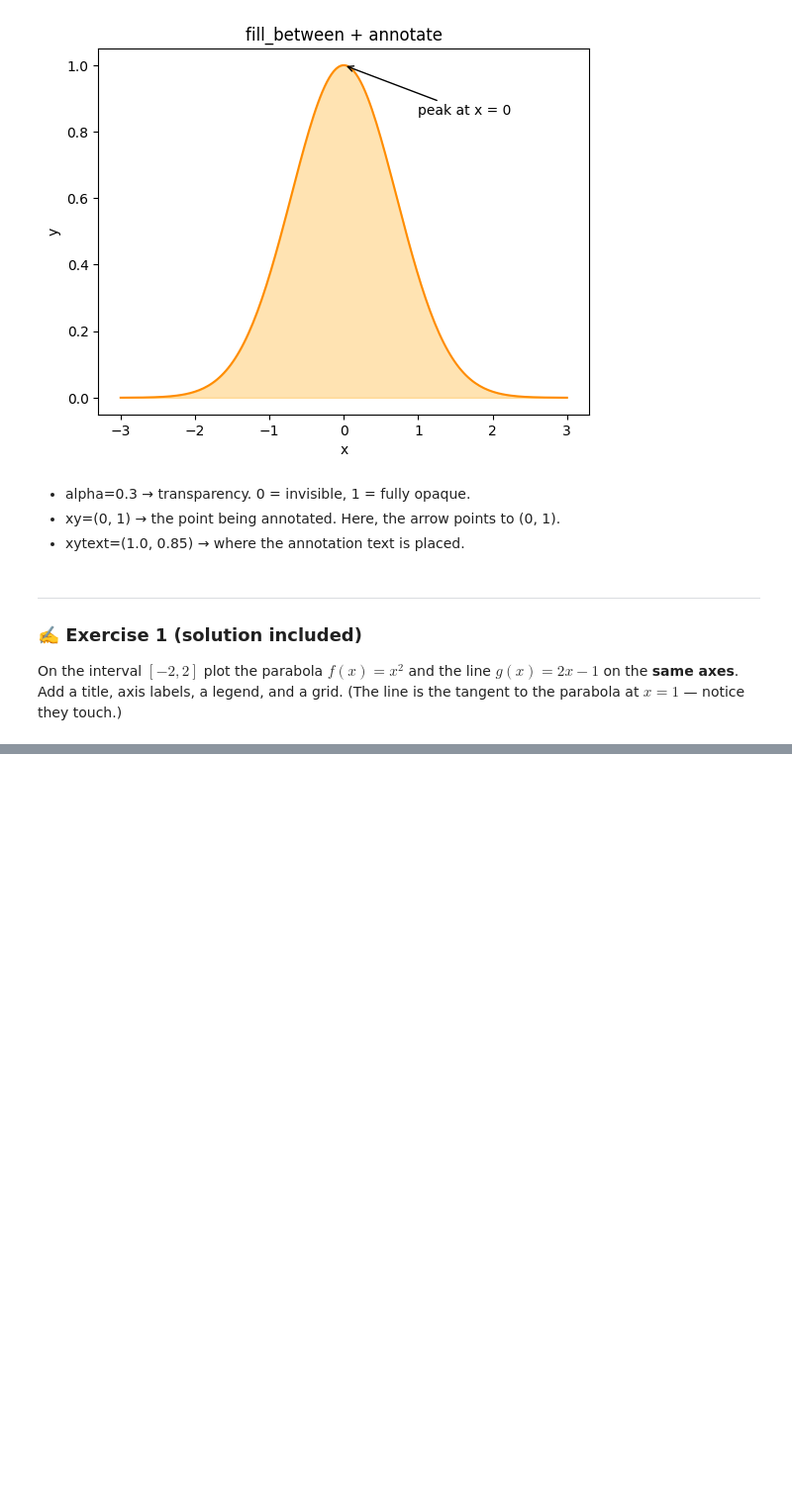
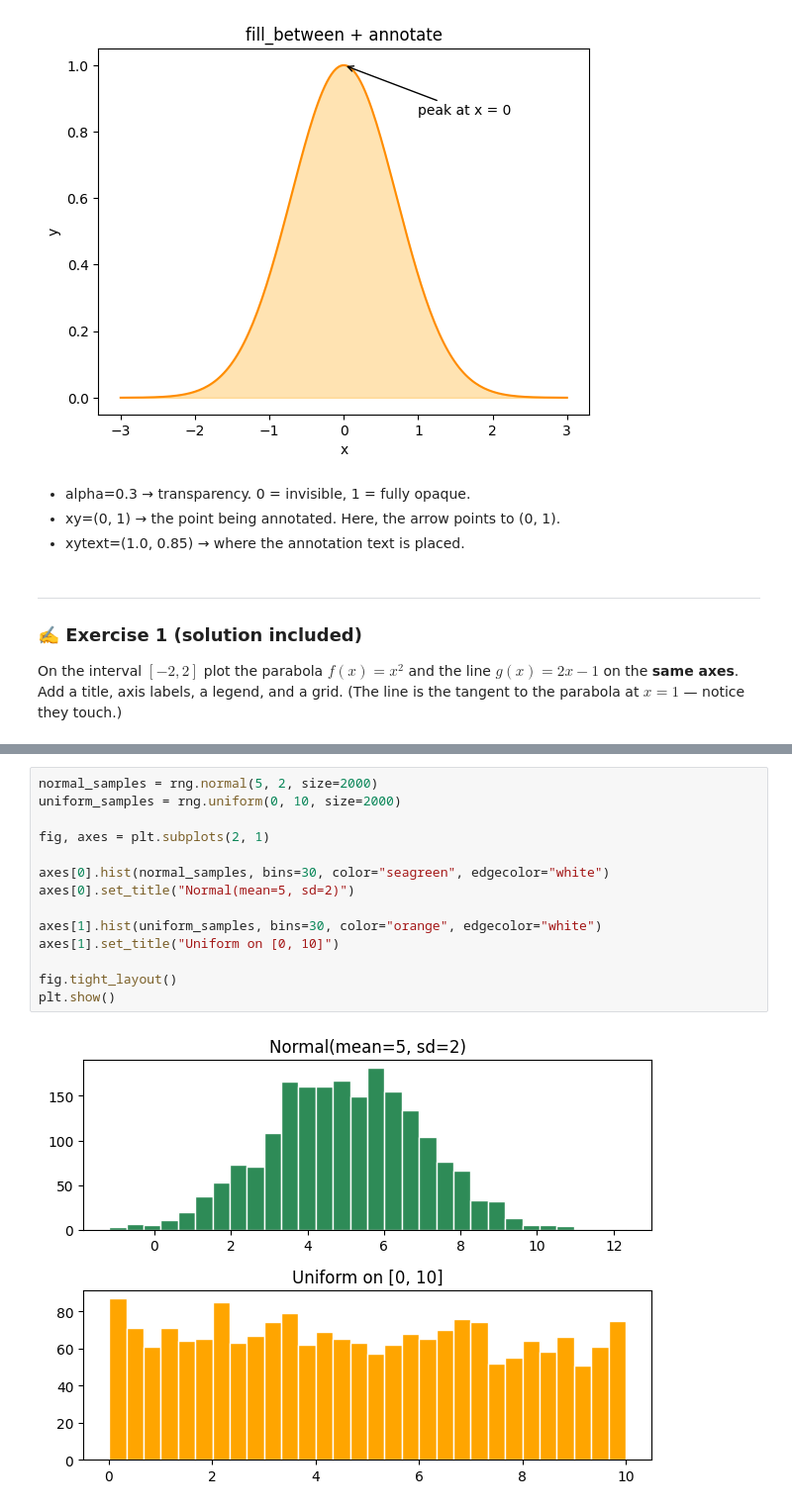
Before and after one commit to JayZeus999/Math-For-ML, a Jupyter notebook: cto-school/02a_plotting_functions.ipynb, the cells around one changed output, grey strips where cells are left out. Shown at 99% size. Drawn from its saved outputs; the diff is of its cells as text; blank space fills up the shorter version.

```diff
--- a/cto-school/02a_plotting_functions.ipynb
+++ b/cto-school/02a_plotting_functions.ipynb
@@ -229,0 +239,16 @@ plt.show()
+# %%
+normal_samples = rng.normal(5, 2, size=2000)
+uniform_samples = rng.uniform(0, 10, size=2000)
+
+fig, axes = plt.subplots(2, 1)
+
+axes[0].hist(normal_samples, bins=30, color="seagreen", edgecolor="white")
+axes[0].set_title("Normal(mean=5, sd=2)")
+
+axes[1].hist(uniform_samples, bins=30, color="orange", edgecolor="white")
+axes[1].set_title("Uniform on [0, 10]")
+
+fig.tight_layout()
+plt.show()
+# %% [output]
+[figure, added]
```
Also changed, not shown: parts of 3 cells of this notebook.
